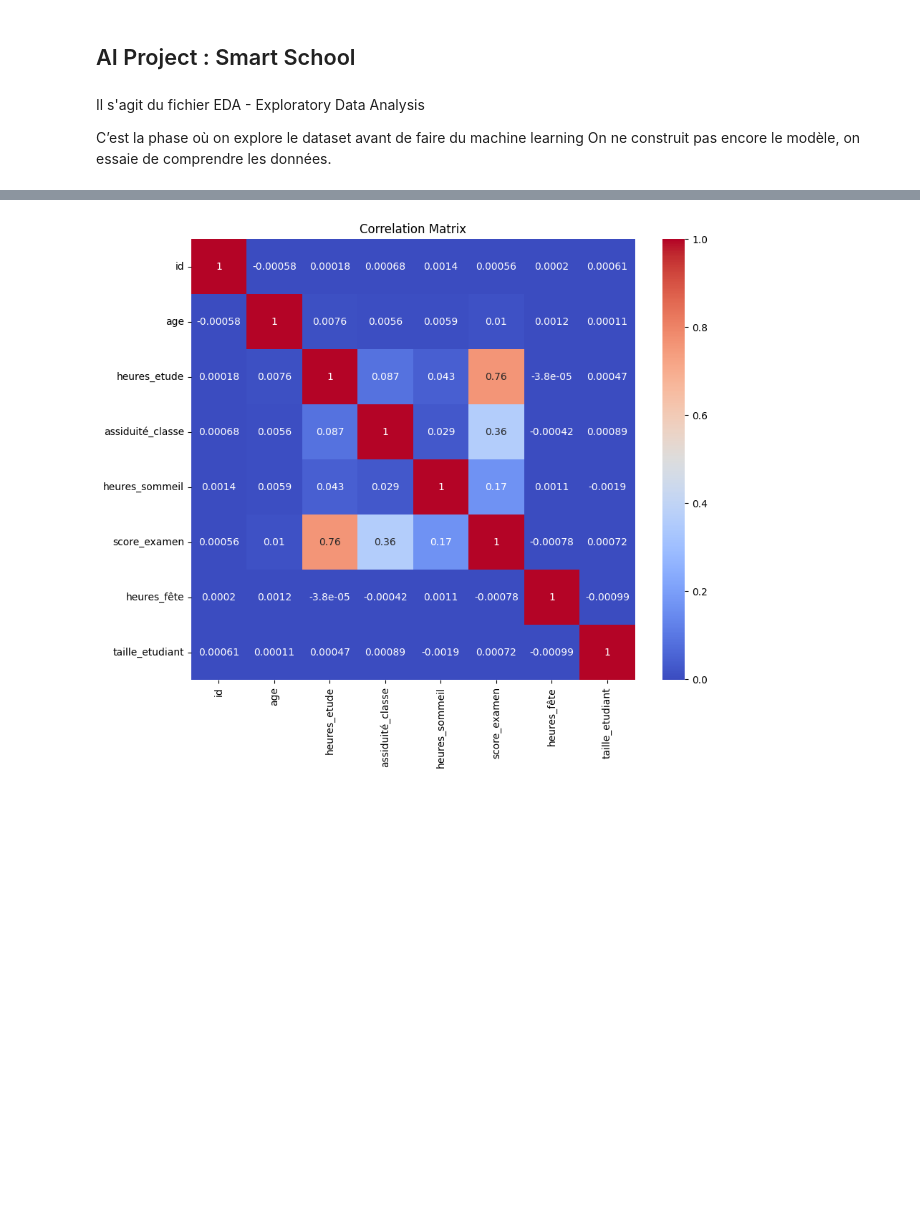
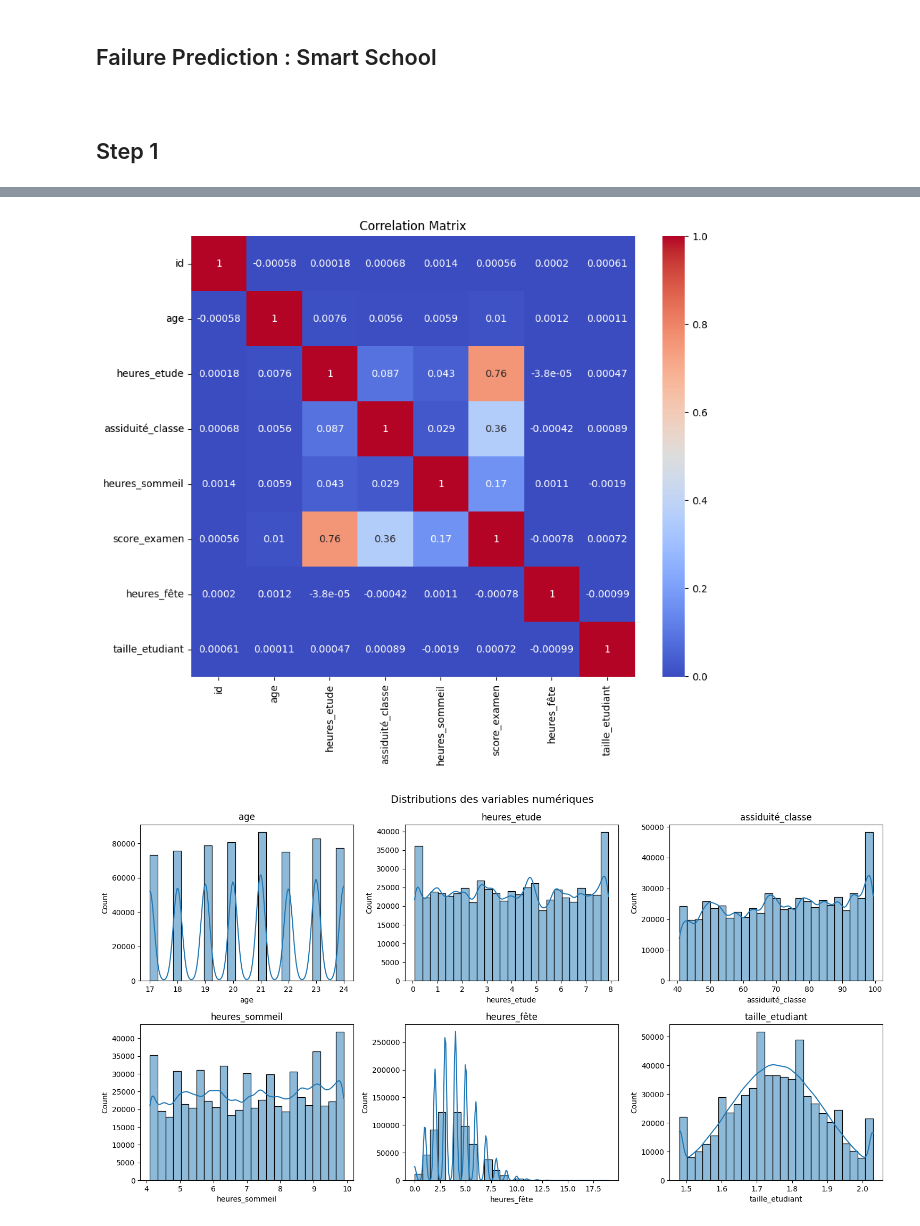
Before and after one commit to Ayoub21061/Artifical_Intelligence_Lab, a Jupyter notebook: failure_prediction.ipynb, the cells around one changed output, grey strips where cells are left out. Drawn from its saved outputs; the diff is of its cells as text; code cells hidden in the pictures; blank space fills up the shorter version.

Commit message:
Failure predicition fini

```diff
--- a/failure_prediction.ipynb
+++ b/failure_prediction.ipynb
@@ -1,18 +1,20 @@
 # %% [markdown]
-## AI Project : Smart School
+## Failure Prediction : Smart School
 # %% [markdown]
-Il s'agit du fichier EDA - Exploratory Data Analysis
+<!-- Il s'agit du fichier EDA - Exploratory Data Analysis
 
 C’est la phase où on explore le dataset avant de faire du machine learning
-On ne construit pas encore le modèle, on essaie de comprendre les données.
+On ne construit pas encore le modèle, on essaie de comprendre les données. -->
+# %% [markdown]
+## Step 1
 # %%
+# ── Cellule 1 (existante) ──────────────────────────────────────────
 import pandas as pd
 import matplotlib.pyplot as plt
 import seaborn as sns
 from pathlib import Path
 from sklearn.preprocessing import StandardScaler
 
-# En notebook, __file__ n'existe pas. On construit le chemin relativement au dossier courant.
 csv_path = Path("student_dataset") / "student_failure" / "train.csv"
 df = pd.read_csv(csv_path)
 
@@ -24,30 +26,72 @@ print(df.describe())
 plt.figure()
 sns.histplot(df["score_examen"], bins=30)
 plt.title("Distribution des scores")
 plt.show()
 
 # Corrélation
 plt.figure(figsize=(10,8))
 sns.heatmap(df.corr(numeric_only=True), annot=True, cmap="coolwarm")
 plt.title("Correlation Matrix")
 plt.show()
+
+# ── Cellule 2 (nouvelle) — EDA enrichie ───────────────────────────
+# On garde df_raw = données brutes pour les graphes lisibles (labels texte)
+df_raw = df.copy()  # df n'est pas encore encodé à ce stade, donc c'est bon
+
+# 1. Distribution de chaque feature numérique
+num_cols = ['age', 'heures_etude', 'assiduité_classe', 'heures_sommeil', 'heures_fête', 'taille_etudiant']
+
+fig, axes = plt.subplots(2, 3, figsize=(15, 8))
+for ax, col in zip(axes.flatten(), num_cols):
+    sns.histplot(df_raw[col].dropna(), bins=25, ax=ax, kde=True)
+    ax.set_title(col)
+plt.suptitle("Distributions des variables numériques", fontsize=14)
+plt.tight_layout()
+plt.show()
+
+# 2. Boxplot score_examen selon variables catégorielles clés
+fig, axes = plt.subplots(1, 3, figsize=(18, 5))
+for ax, col in zip(axes, ['genre', 'difficulté_examen', 'qualité_sommeil']):
+    sns.boxplot(data=df_raw, x=col, y='score_examen', ax=ax)
+    ax.set_title(f'Score selon {col}')
+    ax.tick_params(axis='x', rotation=15)
+plt.tight_layout()
+plt.show()
+
+# 3. Scatter heures_etude vs score
+plt.figure(figsize=(8, 5))
+sns.scatterplot(data=df_raw, x='heures_etude', y='score_examen', hue='genre', alpha=0.6)
+plt.title("Heures d'étude vs Score d'examen")
+plt.show()
+
+# 4. Taille étudiant vs score (vérifier inutilité)
+plt.figure(figsize=(6, 4))
+sns.scatterplot(data=df_raw, x='taille_etudiant', y='score_examen', alpha=0.5)
+plt.title("Taille étudiant vs Score (attendu : aucune corrélation)")
+plt.show()
+
+# 5. Analyse des missing values
+print("=== Missing values ===")
+print(df_raw.isnull().sum()[df_raw.isnull().sum() > 0])
+print(f"\nPourcentage manquant :\n{(df_raw.isnull().mean() * 100).round(2)[df_raw.isnull().mean() > 0]}")
 # %% [output]
    id  age   genre              diplôme  heures_etude  assiduité_classe  \
 0   0   21    male     Computer Science          7.91              98.8
 1   1   18  female                  Law          4.95              94.8
 2   2   20  female     Computer Science          4.68              92.6
 3   3   19    male     Computer Science          2.00              49.5
 4   4   23  female  Business Management          7.65              86.9
 
   accès_internet  heures_sommeil qualité_sommeil  méthode_etude  \
 0            NaN             4.9         average  online videos
 1            yes             4.7            poor     self-study
 2            NaN             5.8            poor       coaching
 3            yes             8.3         average    group study
 ... (53 lines left out)
 25%          5.600000      49.600000       3.000000         1.660000
 50%          7.100000      63.620000       4.000000         1.750000
 75%          8.600000      77.300000       5.000000         1.850000
 max          9.900000     100.000000      19.000000         2.030000
 [figure]
 [figure]
+[figure, added]
```
Also changed, not shown: parts of 27 cells of this notebook, 1 other file.
